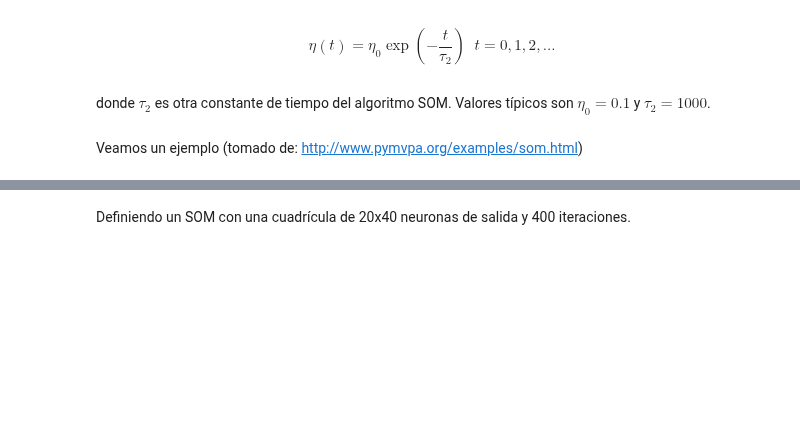
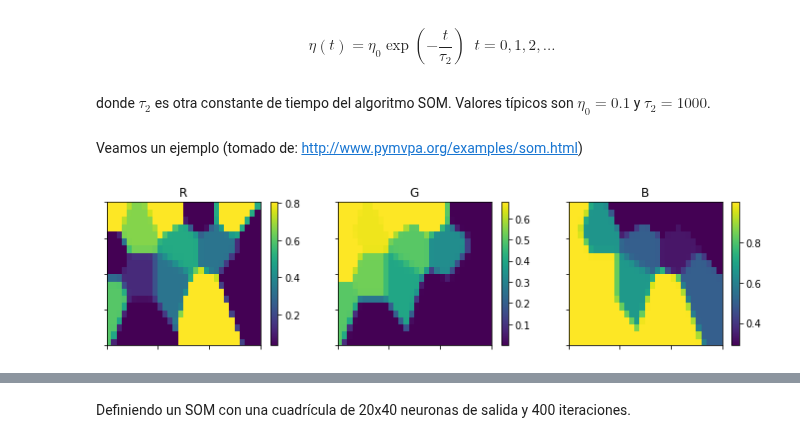
Before and after one commit to jdariasl/ML_IntroductoryCourse, a Jupyter notebook: Clase 09 - Mapas Auto-Organizables.ipynb, the cells around one changed output, grey strips where cells are left out. Saved outputs shown, nothing was run; the diff lists cells and outputs as text; code cells hidden in the pictures; blank space fills up the shorter version.

```diff
--- a/Clase 09 - Mapas Auto-Organizables.ipynb
+++ b/Clase 09 - Mapas Auto-Organizables.ipynb
@@ -102,0 +109,6 @@ color_names = \
+# %%
+from sompy.visualization.mapview import View2D
+view2D  = View2D(50,50,"rand data",text_size=10)
+view2D.show(sm, col_sz=4, which_dim="all", denormalize=True)
+# %% [output]
+[figure, added]
```
Also changed, not shown: parts of 12 cells of this notebook, 20 other files.
